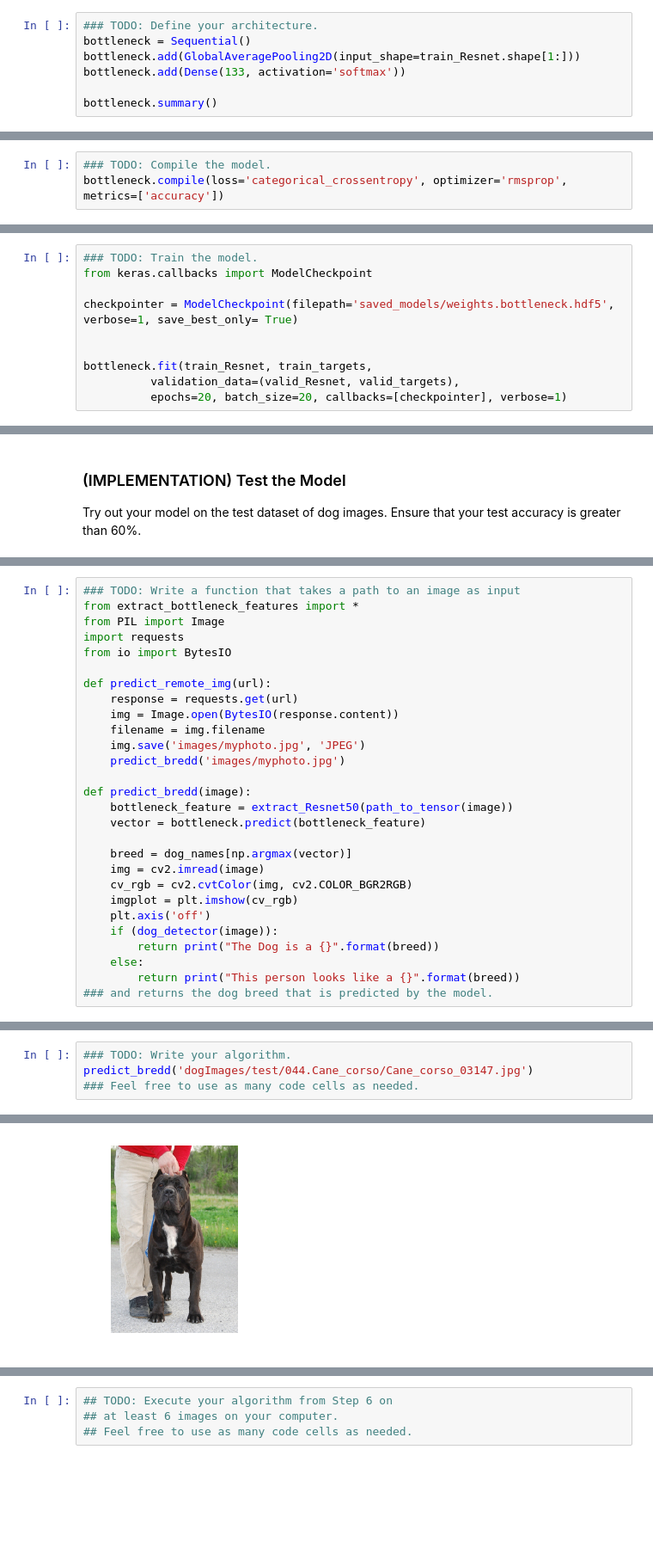
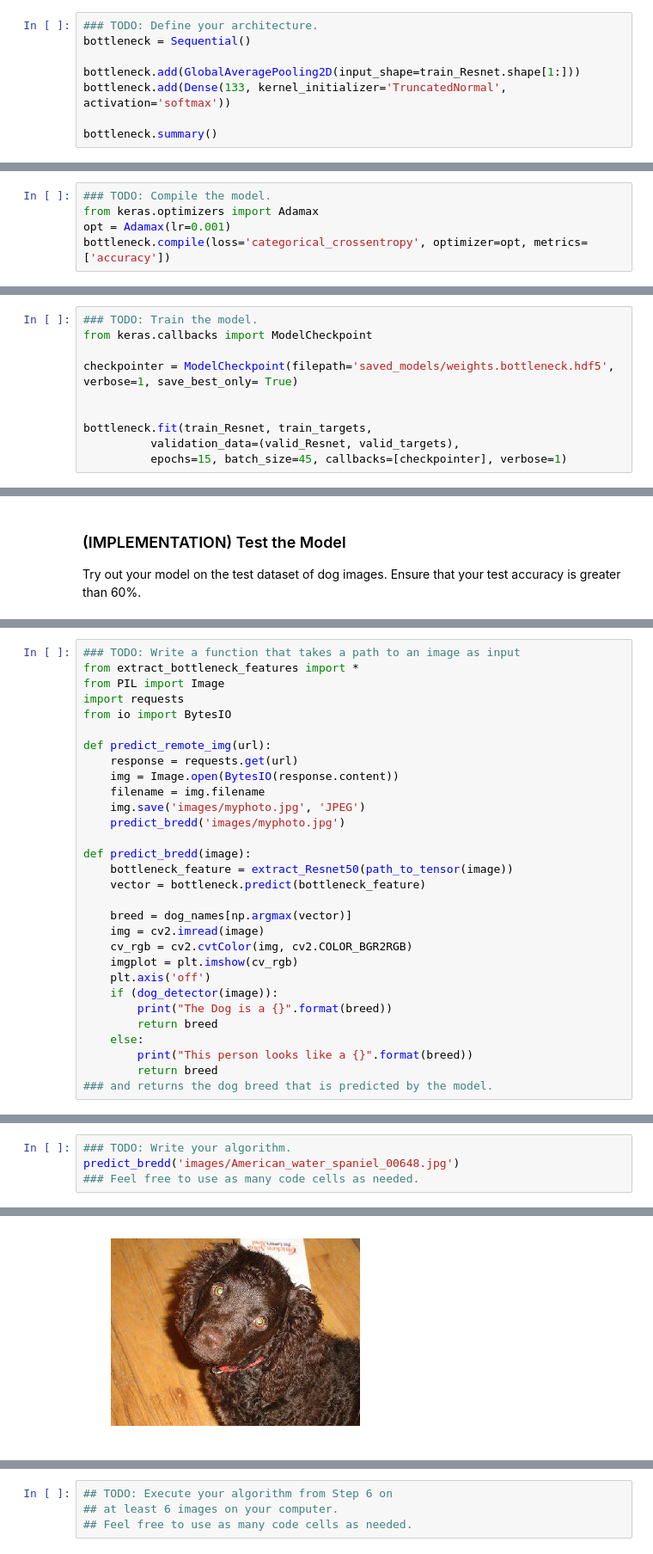
Before and after one commit to leojavier/dog-breed-udacity, a Jupyter notebook: dog_app.ipynb, the cells around one changed output, grey strips where cells are left out. Shown at 86% size. Cells and saved outputs as stored; diff of their text form; blank space fills up the shorter version.

```diff
--- a/dog_app.ipynb
+++ b/dog_app.ipynb
@@ -606,8 +665,9 @@ __Answer:__
 # %%
 ### TODO: Define your architecture.
 bottleneck = Sequential()
+
 bottleneck.add(GlobalAveragePooling2D(input_shape=train_Resnet.shape[1:]))
-bottleneck.add(Dense(133, activation='softmax'))
+bottleneck.add(Dense(133, kernel_initializer='TruncatedNormal', activation='softmax'))
 
 bottleneck.summary()
 # %% [output]
@@ -626,7 +686,9 @@ _________________________________________________________________
 ### (IMPLEMENTATION) Compile the Model
 # %%
 ### TODO: Compile the model.
-bottleneck.compile(loss='categorical_crossentropy', optimizer='rmsprop', metrics=['accuracy'])
+from keras.optimizers import Adamax
+opt = Adamax(lr=0.001)
+bottleneck.compile(loss='categorical_crossentropy', optimizer=opt, metrics=['accuracy'])
 # %% [markdown]
 ### (IMPLEMENTATION) Train the Model
 
@@ -642,6 +704,6 @@ checkpointer = ModelCheckpoint(filepath='saved_models/weights.bottleneck.hdf5',
 
 bottleneck.fit(train_Resnet, train_targets,
           validation_data=(valid_Resnet, valid_targets),
-          epochs=20, batch_size=20, callbacks=[checkpointer], verbose=1)
+          epochs=15, batch_size=45, callbacks=[checkpointer], verbose=1)
 # %% [output]
 Train on 6680 samples, validate on 835 samples
@@ -718,9 +780,11 @@ def predict_bredd(image):
     imgplot = plt.imshow(cv_rgb)
     plt.axis('off')
     if (dog_detector(image)):
-        return print("The Dog is a {}".format(breed))
+        print("The Dog is a {}".format(breed))
+        return breed
     else:
-        return print("This person looks like a {}".format(breed))
+        print("This person looks like a {}".format(breed))
+        return breed
 ### and returns the dog breed that is predicted by the model.
 # %% [markdown]
 ---
@@ -777,5 +846,5 @@ This person looks like a Chinese_shar-pei
 # %%
 ### TODO: Write your algorithm.
-predict_bredd('dogImages/test/044.Cane_corso/Cane_corso_03147.jpg')
+predict_bredd('images/American_water_spaniel_00648.jpg')
 ### Feel free to use as many code cells as needed.
 # %% [output]
@@ -783,4 +853,4 @@ The Dog is a Bullmastiff
-[figure, old version]
+[figure, new version]
 # %%
 predict_bredd('images/Labrador_retriever_06449.jpg')
 # %% [output]
```
Also changed, not shown: parts of 46 cells of this notebook, 3 other files.
